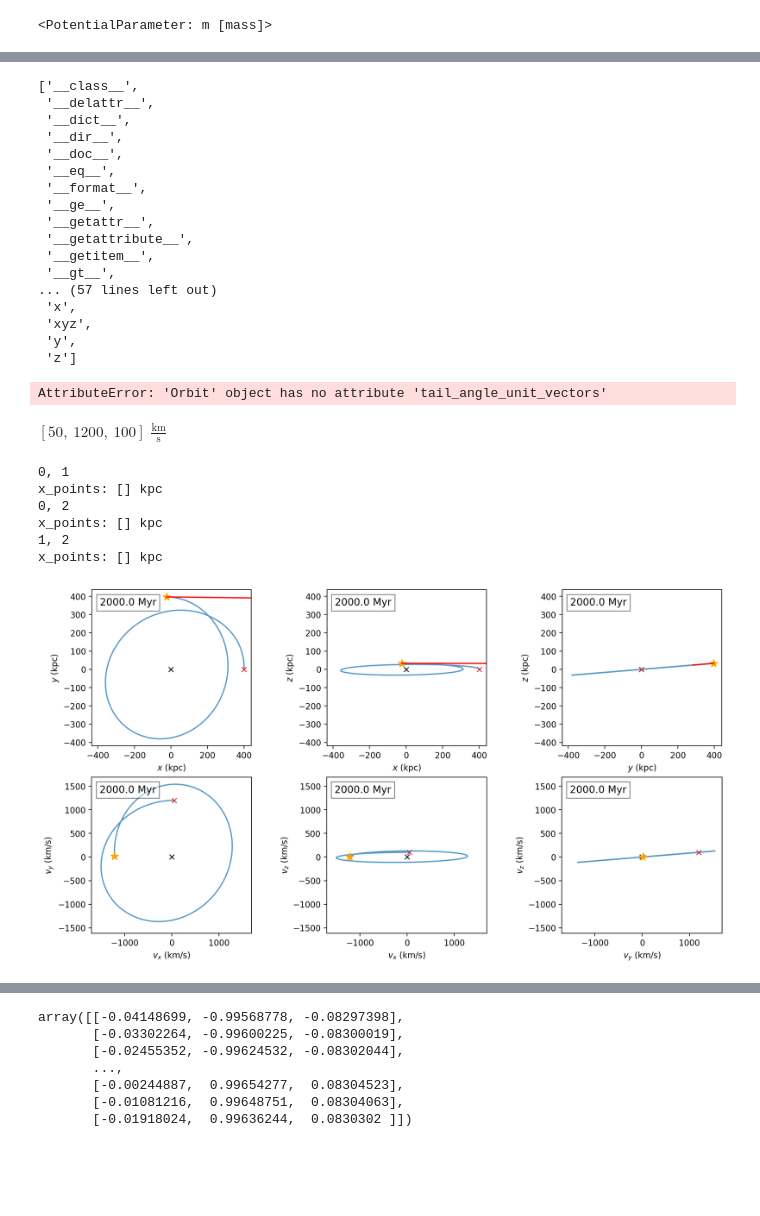
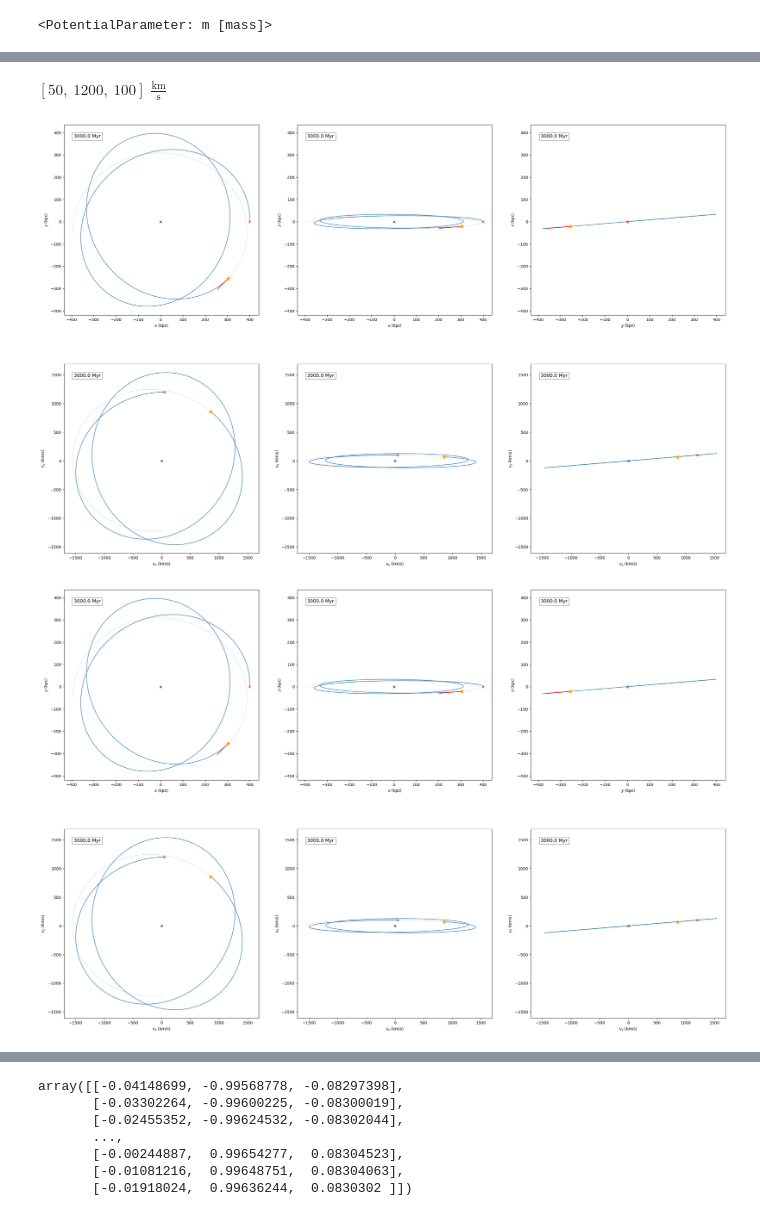
Before and after one commit to anam32123/OrbitTails, a Jupyter notebook: Gala_example.ipynb, the cells around one changed output, grey strips where cells are left out. Drawn from its saved outputs; the diff is of its cells as text; code cells hidden in the pictures; blank space fills up the shorter version.

Commit message:
adding 2d angle calculation and plotting

```diff
--- a/Gala_example.ipynb
+++ b/Gala_example.ipynb
@@ -336,31 +374,7 @@ initial_conditions = gd.PhaseSpacePosition(pos=[400,0,0.] * u.kpc,
 # this returns an Orbit class, which represents a collection of phase-space positions at times
 orbit = gp.Hamiltonian(host_potential).integrate_orbit(initial_conditions, dt=2., n_steps=2000)
 # %%
-orbit2 = Orbit(host_potential, initial_conditions)
+orbit2 = Orbit(host_potential, initial_conditions, n_steps=2000)
-# %%
-dir(initial_conditions)
-# %% [output]
-['__class__',
- '__delattr__',
- '__dict__',
- '__dir__',
- '__doc__',
- '__eq__',
- '__format__',
- '__ge__',
- '__getattr__',
- '__getattribute__',
- '__getitem__',
- '__gt__',
-... (57 lines left out)
- 'x',
- 'xyz',
- 'y',
- 'z']
-# %%
-orbit2.tail_angle_unit_vectors
-# %% [output]
-AttributeError: 'Orbit' object has no attribute 'tail_angle_unit_vectors'
 # %%
 initial_conditions.v_xyz
 # %% [output]
@@ -368,13 +382,8 @@ $[50,~1200,~100] \; \mathrm{\frac{km}{s}}$
 # %%
 orbit2.calc_3d_tail_angles()
 # %%
-orbit2.plot_orbits_not_animated(1000, with_tails=True)
+orbit2.plot_orbits_not_animated(1500, with_tails=True)
 # %% [output]
-0, 1
-x_points: [] kpc
-0, 2
-x_points: [] kpc
-1, 2
-x_points: [] kpc
-[figure, old version]
+[figure, new version]
+[figure, added]
 # %%
```
Also changed, not shown: parts of 8 cells of this notebook, 4 other files.
